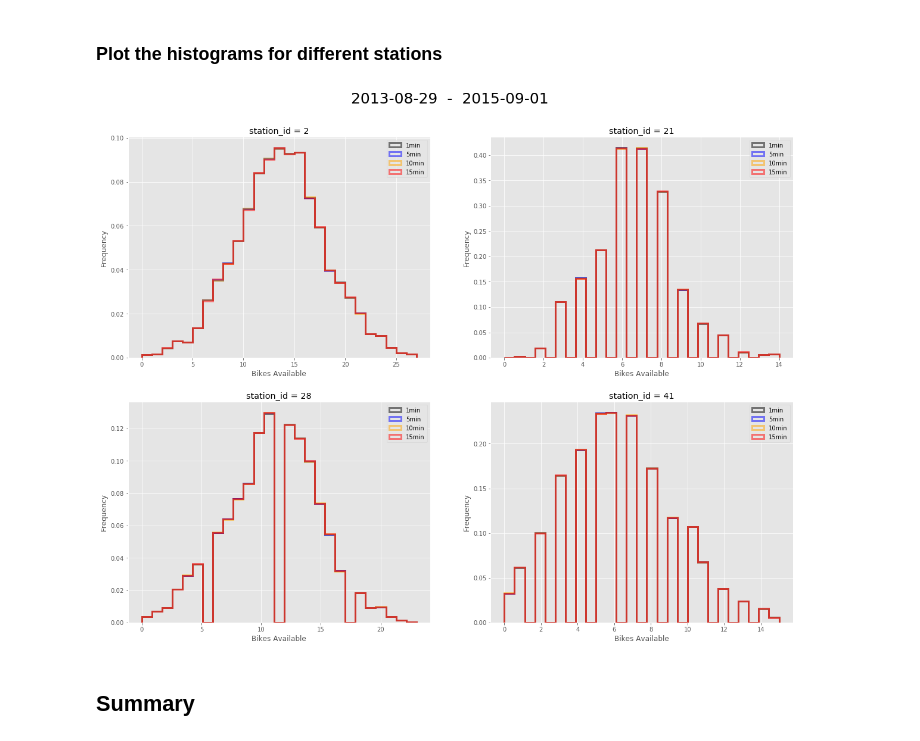
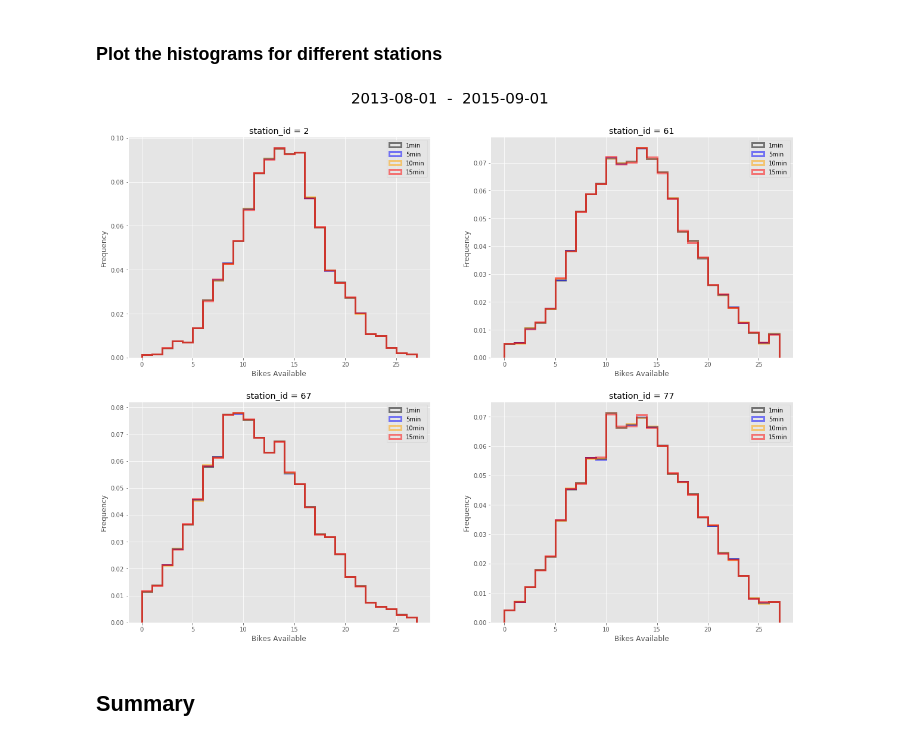
Before and after one commit to MuhammadVT/bike_sharing, a Jupyter notebook: data_preprocessing/Investigate_effect_of_sampling_on_bike_count.ipynb, the cells around one changed output. Cells and saved outputs as stored; diff of their text form; code cells hidden in the pictures.

Commit message:
change stations

```diff
--- a/data_preprocessing/Investigate_effect_of_sampling_on_bike_count.ipynb
+++ b/data_preprocessing/Investigate_effect_of_sampling_on_bike_count.ipynb
@@ -259,7 +259,7 @@ plot_time_series(dtm, station_id)
 ### Plot the histograms separately
 # %%
 # initialze parameters
-stm = dt.datetime(2013, 8, 29)
+stm = dt.datetime(2013, 8, 1)
 etm = dt.datetime(2015, 9, 1)
 station_id = 2
 time_res_list = ["1", "5", "10", "15"]
@@ -291,32 +291,32 @@ plt.show()
 # %% [markdown]
 ### Plot the histograms for different stations
 # %%
-stations = [2, 21, 28, 41]
+stations = [2, 61, 67, 77]
 
 # create a figure
 fig, axes = plt.subplots(2, 2, figsize=(20, 15))
 axes = np.reshape(axes, -1)
 
 for j, ax in enumerate(axes):
     station_id = stations[j]
     # plot the histograms of bikes_available
     for i, tm in enumerate(time_res_list):
 
         # read the data with time_res = 1min
         dfn = read_data_from_db(stm, etm, station_id, time_res=tm)
         dfn.bikes_available.plot.hist(ax=ax, bins=27, label=tm + "min", color=clist[i],
                                       alpha=0.5, histtype="step", normed=True, lw=3)
         ax.legend()
 
     ax.set_xlabel("Bikes Available")
     ax.set_title("station_id = " + str(station_id))
 
 # set figure title
 fig_title = stm.strftime("%Y-%m-%d") + "  -  " + etm.strftime("%Y-%m-%d")
 fig.suptitle(fig_title, fontsize=25, y=0.95)
 plt.show()
 # %% [output]
-[figure, old version]
+[figure, new version]
 # %% [markdown]
 ## Summary
 # %% [markdown]
```
